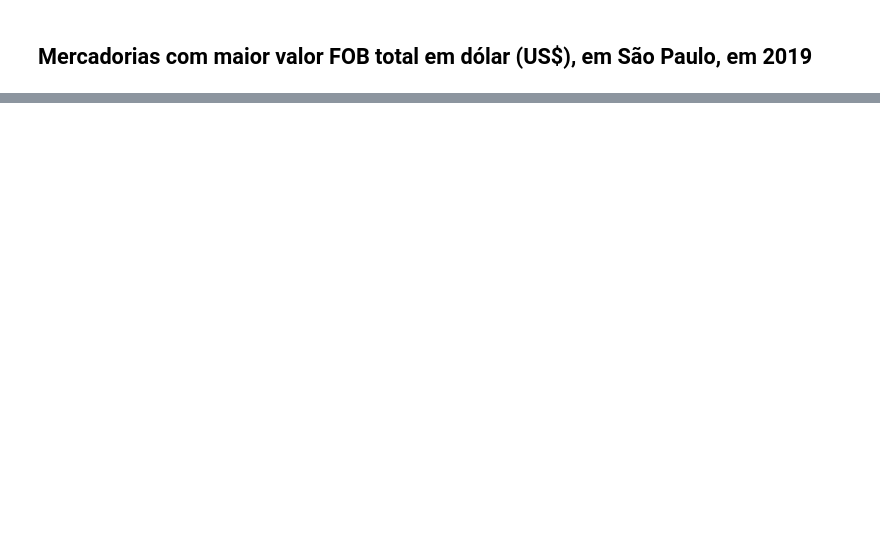
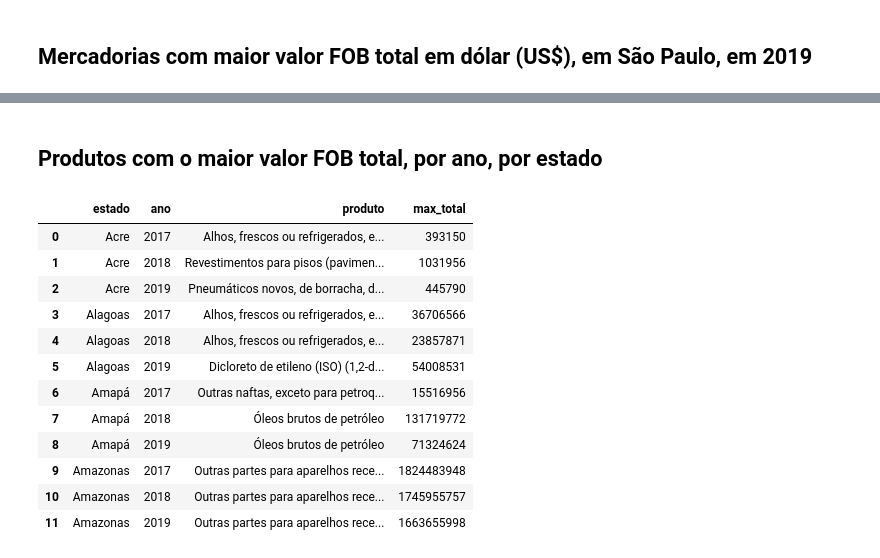
Before and after one commit to he7d3r/desafio-engenharia-dados, a Jupyter notebook: notebooks/database-exploration.ipynb, the cells around one changed output, grey strips where cells are left out. Saved outputs shown, nothing was run; the diff lists cells and outputs as text; code cells hidden in the pictures; blank space fills up the shorter version.

```diff
--- a/notebooks/database-exploration.ipynb
+++ b/notebooks/database-exploration.ipynb
@@ -332,0 +395,41 @@ display(pd.read_sql(query, conn))
+# %% [markdown]
+## Produtos com o maior valor FOB total, por ano, por estado
+# %%
+%%timeit -n1 -r1
+query = f'''
+WITH group_totals (estado, ano, produto, total) AS
+  (SELECT k.SG_UF_NCM estado,
+          k.CO_ANO ano,
+          k.CO_NCM produto,
+          SUM(VL_FOB) total
+   FROM {kind} k
+   GROUP BY ano,
+            estado,
+            produto)
+SELECT u.NO_UF estado,
+       ano,
+       n.NO_NCM_POR produto,
+       MAX(total) max_total
+FROM group_totals
+JOIN ncm n ON produto=n.CO_NCM
+JOIN uf u ON estado=u.SG_UF
+GROUP BY estado,
+         ano
+ORDER BY estado,
+         ano
+'''
+display(pd.read_sql(query, conn).head(12))
+# %% [output]
+|  | estado | ano | produto | max_total |
+| 0 | Acre | 2017 | Alhos, frescos ou refrigerados, e... | 393150 |
+| 1 | Acre | 2018 | Revestimentos para pisos (pavimen... | 1031956 |
+| 2 | Acre | 2019 | Pneumáticos novos, de borracha, d... | 445790 |
+| 3 | Alagoas | 2017 | Alhos, frescos ou refrigerados, e... | 36706566 |
+| 4 | Alagoas | 2018 | Alhos, frescos ou refrigerados, e... | 23857871 |
+| 5 | Alagoas | 2019 | Dicloreto de etileno (ISO) (1,2-d... | 54008531 |
+| 6 | Amapá | 2017 | Outras naftas, exceto para petroq... | 15516956 |
+| 7 | Amapá | 2018 | Óleos brutos de petróleo | 131719772 |
+| 8 | Amapá | 2019 | Óleos brutos de petróleo | 71324624 |
+| 9 | Amazonas | 2017 | Outras partes para aparelhos rece... | 1824483948 |
+| 10 | Amazonas | 2018 | Outras partes para aparelhos rece... | 1745955757 |
+| 11 | Amazonas | 2019 | Outras partes para aparelhos rece... | 1663655998 |
```
Also changed, not shown: parts of 30 cells of this notebook.
